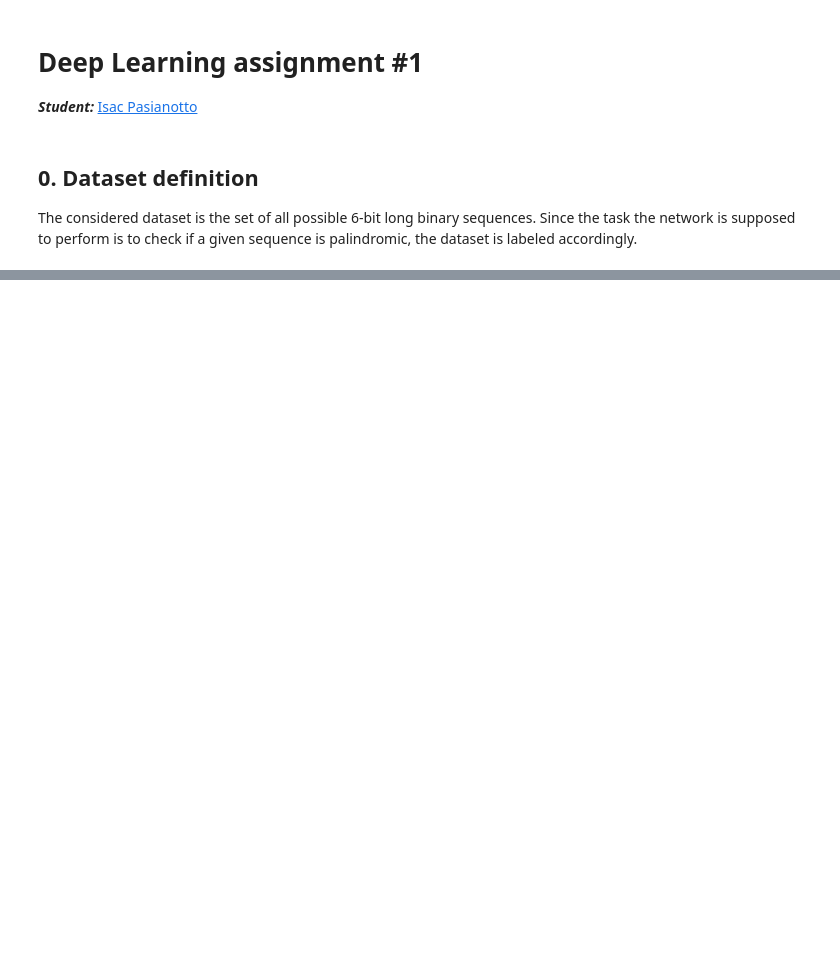
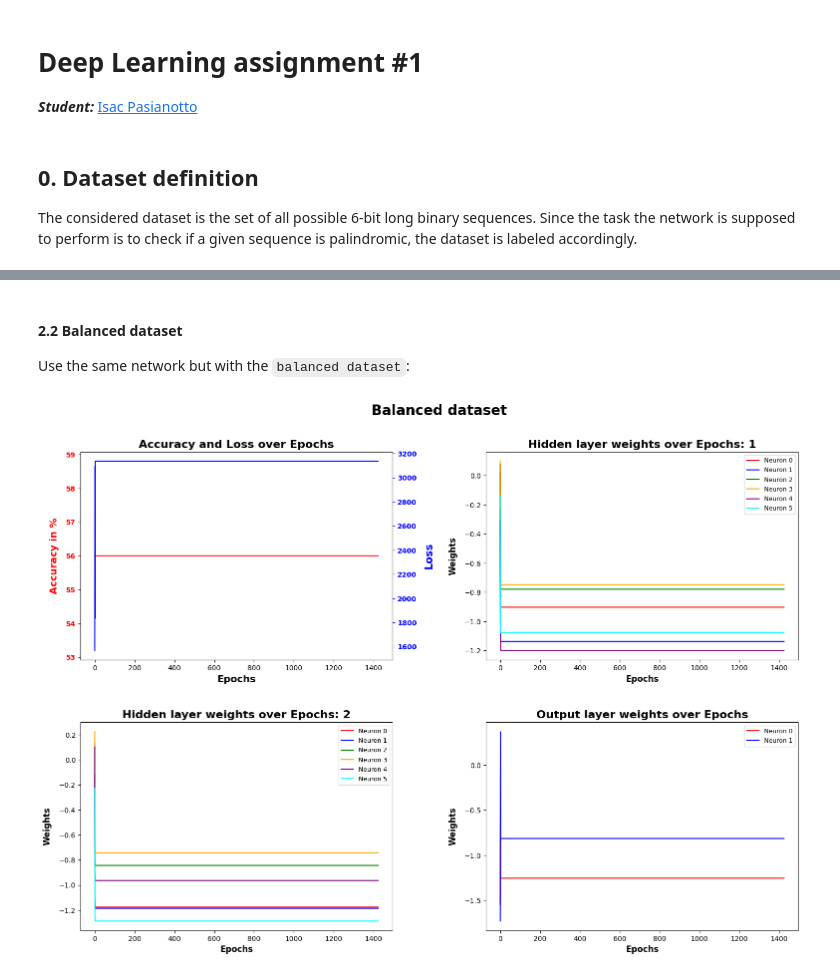
Before and after one commit to IsacPasianotto/dlhw, a Jupyter notebook: Assignment-00/Solution.ipynb, the cells around one changed output, grey strips where cells are left out. Drawn from its saved outputs; the diff is of its cells as text; code cells hidden in the pictures; blank space fills up the shorter version.

```diff
--- a/Assignment-00/Solution.ipynb
+++ b/Assignment-00/Solution.ipynb
@@ -82,0 +285,15 @@ What is not specified is:
+# %% [markdown]
+#### 2.2 Balanced dataset
+
+Use the same network but with the `balanced dataset`:
+# %%
+model_01: paper_net = paper_net()
+h_lay_01: Tensor = torch.empty(N_HEPOCHS, N_HIDDEN, NDIGITS, dtype=STD_DTYPE)
+o_lay_01: Tensor = torch.empty(N_HEPOCHS, 1, N_HIDDEN, dtype=STD_DTYPE)
+acc_01: Tensor = torch.empty(N_HEPOCHS, dtype=STD_DTYPE)
+loss_01: Tensor = torch.empty(N_HEPOCHS, dtype=STD_DTYPE)
+
+train_net(model_01, data_balanced, h_lay_01, o_lay_01, acc_01, loss_01)
+plot_all(h_lay_01, o_lay_01, acc_01, loss_01, "Balanced dataset")
+# %% [output]
+[figure, added]
```
Also changed, not shown: parts of 13 cells of this notebook.
